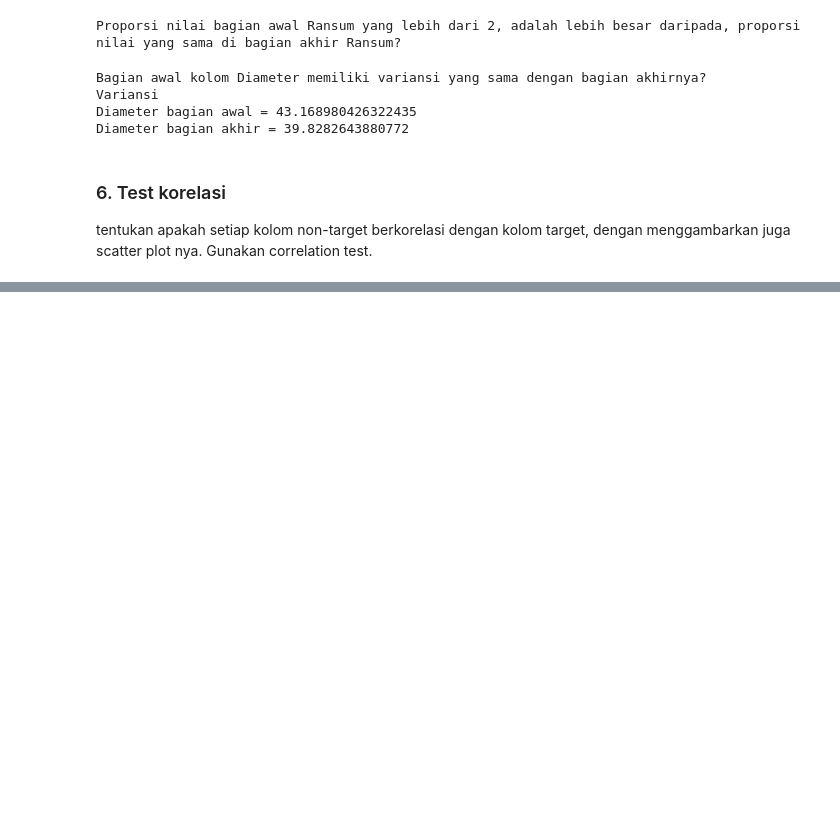
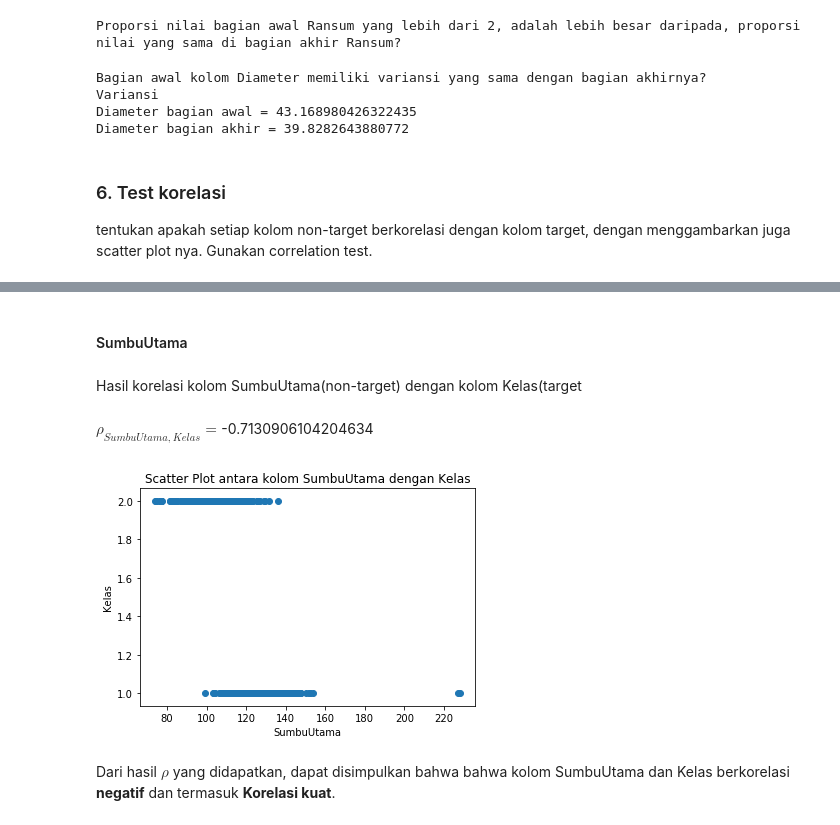
Before and after one commit to pratamaandiko/Tubes-Probstat, a Jupyter notebook: TubesProbstat.ipynb, the cells around one changed output, grey strips where cells are left out. Saved outputs shown, nothing was run; the diff lists cells and outputs as text; code cells hidden in the pictures; blank space fills up the shorter version.

```diff
--- a/TubesProbstat.ipynb
+++ b/TubesProbstat.ipynb
@@ -521,0 +524,16 @@ dtype: float64
+# %%
+printMd("#### SumbuUtama")
+printMd("Hasil korelasi kolom SumbuUtama(non-target) dengan kolom Kelas(target")
+printMd("$\\rho_{SumbuUtama,Kelas} = $"+str(gandum['SumbuUtama'].corr(gandum['Kelas'])))
+plt.title("Scatter Plot antara kolom SumbuUtama dengan Kelas")
+plt.scatter(x=gandum['SumbuUtama'],y=gandum['Kelas'])
+plt.xlabel("SumbuUtama")
+plt.ylabel("Kelas")
+plt.show()
+printMd("Dari hasil $\\rho$ yang didapatkan, dapat disimpulkan bahwa bahwa kolom SumbuUtama dan Kelas berkorelasi **negatif** dan termasuk **Korelasi kuat**.")
+# %% [output]
+#### SumbuUtama
+Hasil korelasi kolom SumbuUtama(non-target) dengan kolom Kelas(target
+$\rho_{SumbuUtama,Kelas} = $-0.7130906104204634
+[figure, added]
+Dari hasil $\rho$ yang didapatkan, dapat disimpulkan bahwa bahwa kolom SumbuUtama dan Kelas berkorelasi **negatif** dan termasuk **Korelasi kuat**.
```
Also changed, not shown: parts of 32 cells of this notebook.
